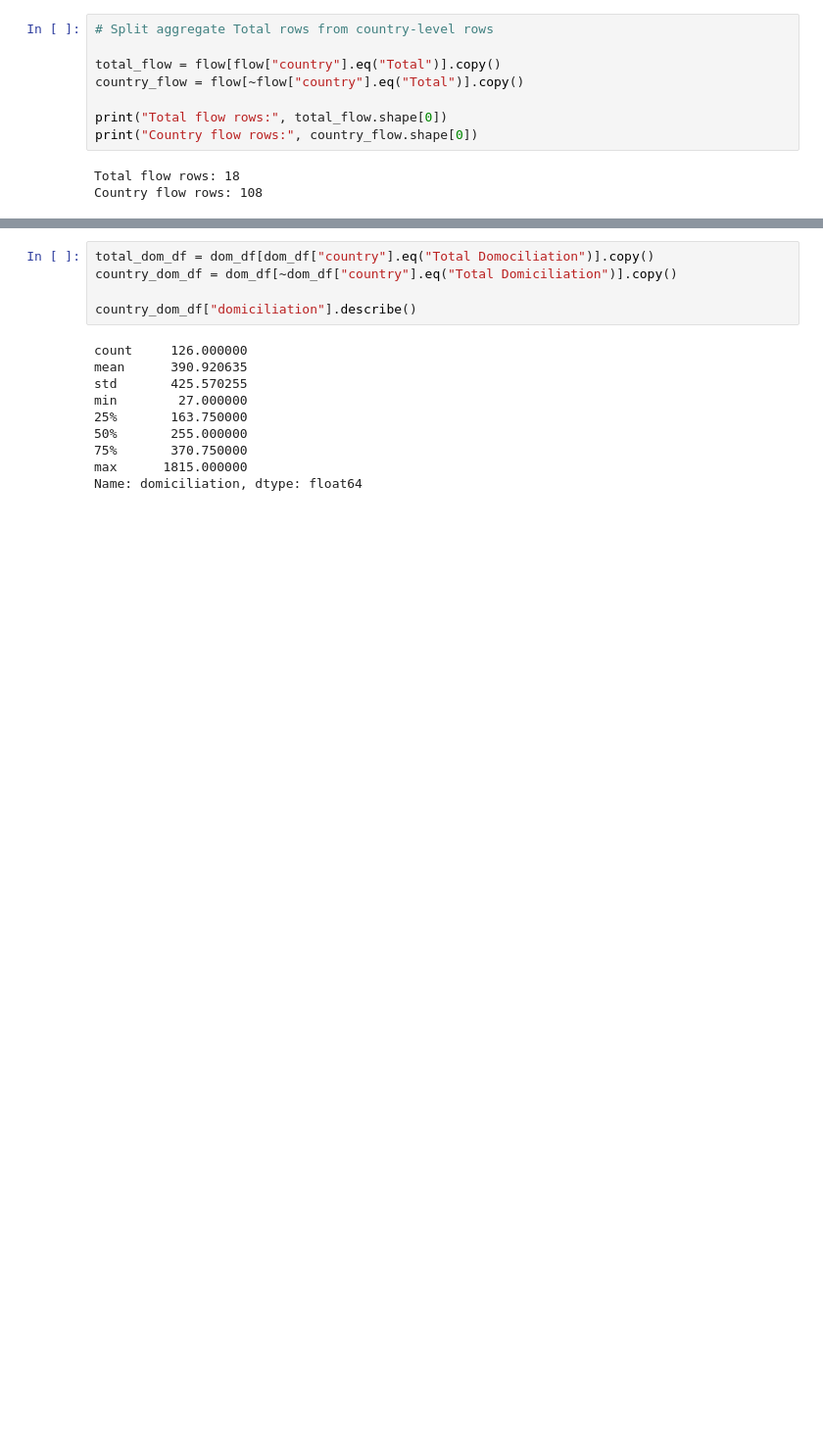
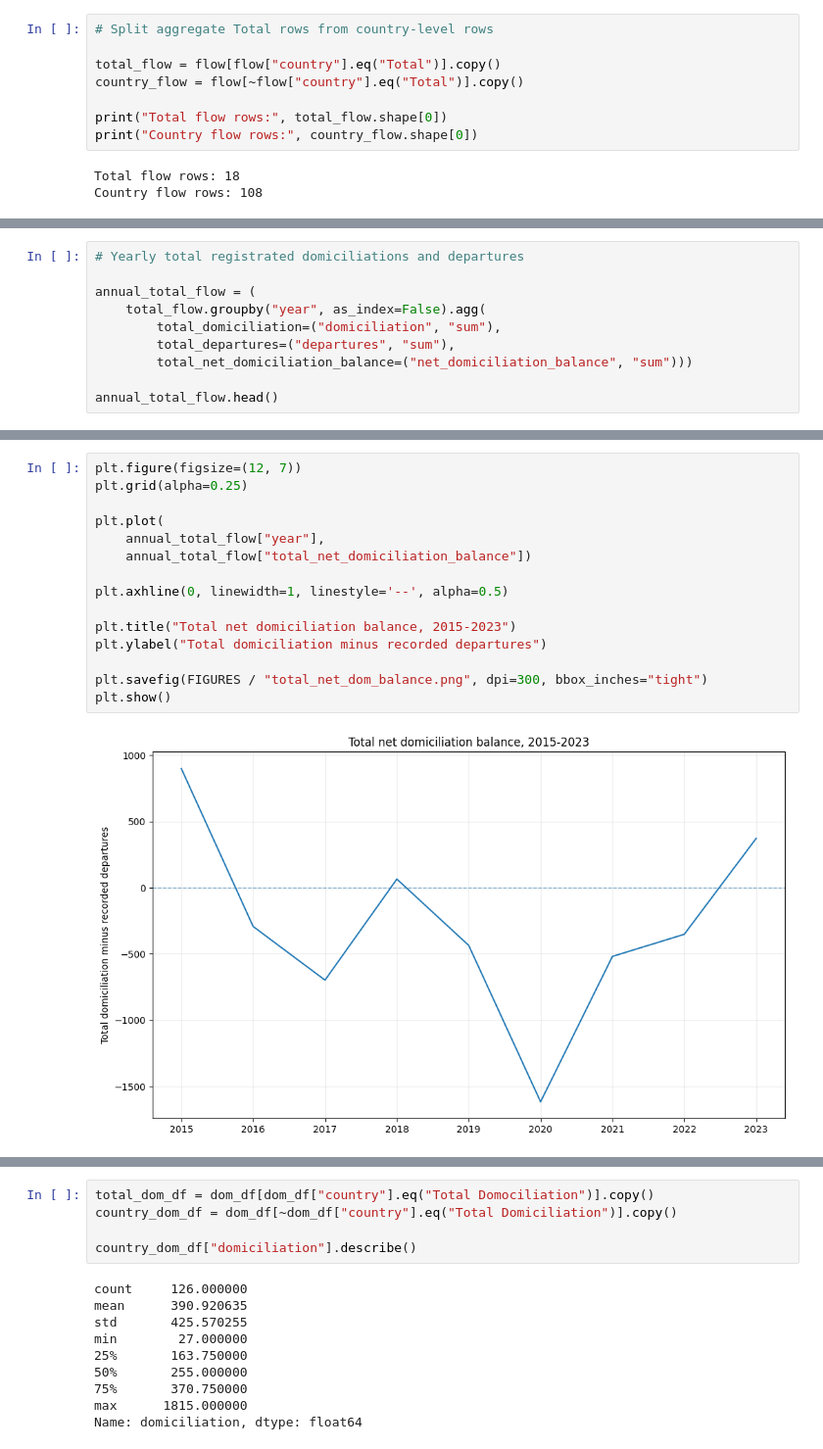
Before and after one commit to GirelliG-it/aruba_population_analyses, a Jupyter notebook: notebooks/1_11-1_12-dom-dep.ipynb, the cells around one changed output, grey strips where cells are left out. Shown at 98% size. Drawn from its saved outputs; the diff is of its cells as text; blank space fills up the shorter version.

```diff
--- a/notebooks/1_11-1_12-dom-dep.ipynb
+++ b/notebooks/1_11-1_12-dom-dep.ipynb
@@ -188,0 +275,10 @@ Country flow rows: 108
+# %%
+# Yearly total registrated domiciliations and departures
+
+annual_total_flow = (
+    total_flow.groupby("year", as_index=False).agg(
+        total_domiciliation=("domiciliation", "sum"),
+        total_departures=("departures", "sum"),
+        total_net_domiciliation_balance=("net_domiciliation_balance", "sum")))
+
+annual_total_flow.head()
@@ -188,0 +292,17 @@ Country flow rows: 108
+# %%
+plt.figure(figsize=(12, 7))
+plt.grid(alpha=0.25)
+
+plt.plot(
+    annual_total_flow["year"],
+    annual_total_flow["total_net_domiciliation_balance"])
+
+plt.axhline(0, linewidth=1, linestyle='--', alpha=0.5)
+
+plt.title("Total net domiciliation balance, 2015-2023")
+plt.ylabel("Total domiciliation minus recorded departures")
+
+plt.savefig(FIGURES / "total_net_dom_balance.png", dpi=300, bbox_inches="tight")
+plt.show()
+# %% [output]
+[figure, added]
```
Also changed, not shown: parts of 21 cells of this notebook, 1 other file.
